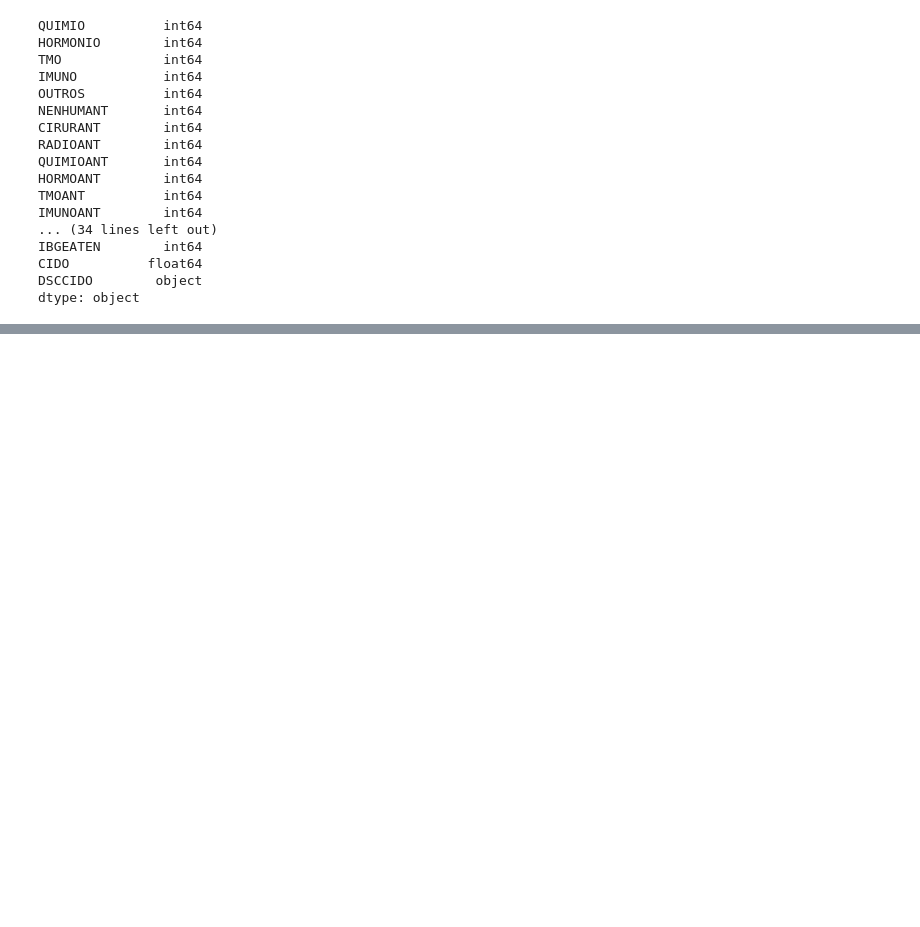
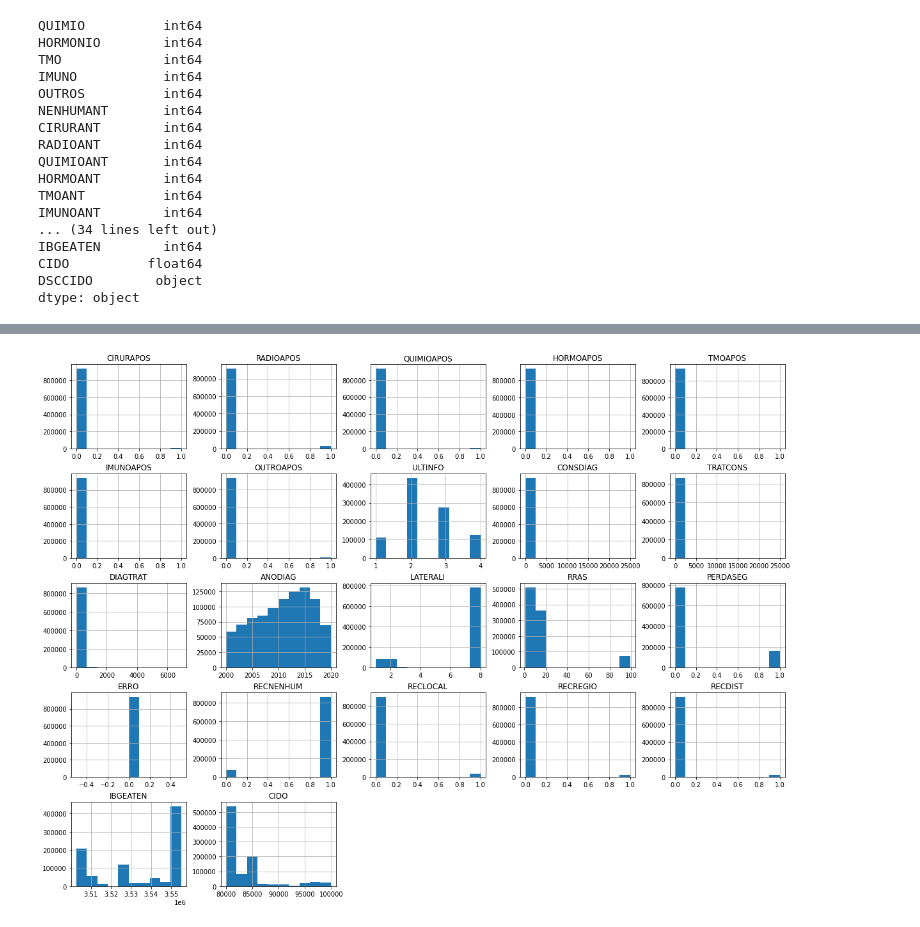
Before and after one commit to Lucas-Buk/IMT, a Jupyter notebook: Cancer.ipynb, the cells around one changed output, grey strips where cells are left out. Saved outputs shown, nothing was run; the diff lists cells and outputs as text; code cells hidden in the pictures; blank space fills up the shorter version.

```diff
--- a/Cancer.ipynb
+++ b/Cancer.ipynb
@@ -79,0 +537,5 @@ df.describe()
+# %%
+df.iloc[:,60:].hist(bins=10,figsize=(20,15))
+plt.show()
+# %% [output]
+[figure, added]
```
Also changed, not shown: parts of 53 cells of this notebook.
